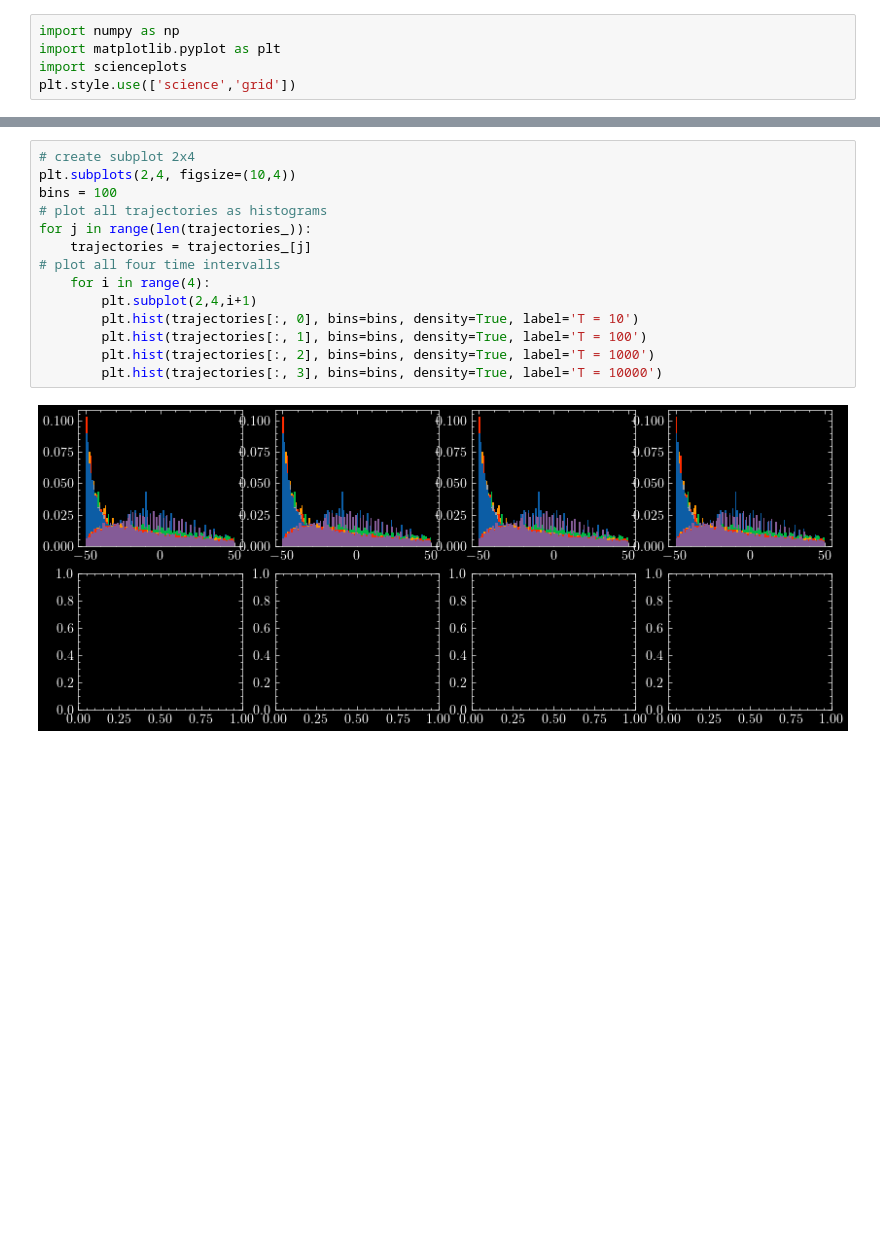
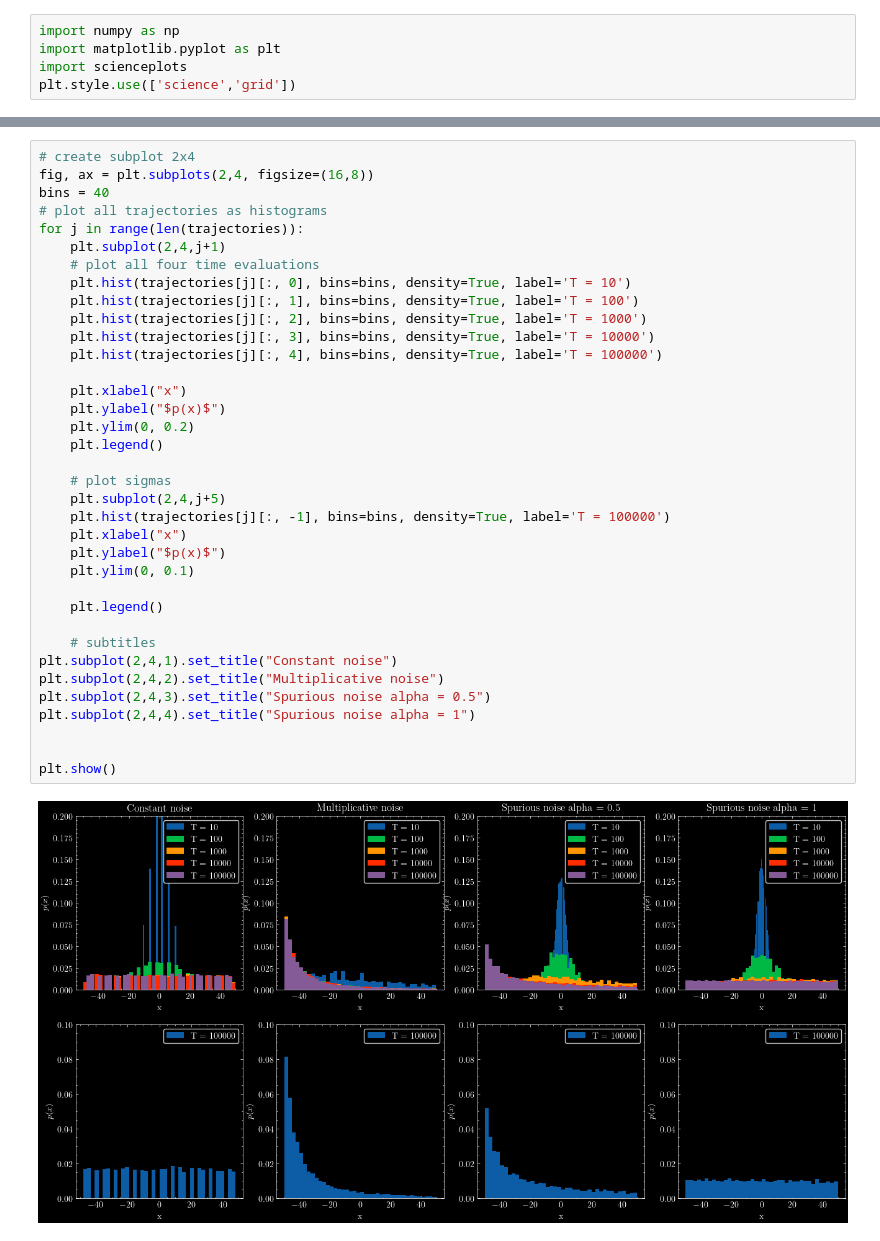
Before and after one commit to FelixWaldschock/Chalmers_FFR120_Simulation_Of_Complex_System, a Jupyter notebook: HW_02/Exercise_7_CombinedPlot_72-73-74.ipynb, the cells around one changed output, grey strips where cells are left out. Cells and saved outputs as stored; diff of their text form; blank space fills up the shorter version.

```diff
--- a/HW_02/Exercise_7_CombinedPlot_72-73-74.ipynb
+++ b/HW_02/Exercise_7_CombinedPlot_72-73-74.ipynb
@@ -29,16 +41,38 @@ sigmas_74_05 = np.loadtxt(folder+"sigmas_74_0-5.npy")
 # %%
 # create subplot 2x4
-plt.subplots(2,4, figsize=(10,4))
-bins = 100
+fig, ax = plt.subplots(2,4, figsize=(16,8))
+bins = 40
 # plot all trajectories as histograms
-for j in range(len(trajectories_)):
-    trajectories = trajectories_[j]
-# plot all four time intervalls
-    for i in range(4):
-        plt.subplot(2,4,i+1)
-        plt.hist(trajectories[:, 0], bins=bins, density=True, label='T = 10')
-        plt.hist(trajectories[:, 1], bins=bins, density=True, label='T = 100')
-        plt.hist(trajectories[:, 2], bins=bins, density=True, label='T = 1000')
-        plt.hist(trajectories[:, 3], bins=bins, density=True, label='T = 10000')
+for j in range(len(trajectories)):
+    plt.subplot(2,4,j+1)
+    # plot all four time evaluations
+    plt.hist(trajectories[j][:, 0], bins=bins, density=True, label='T = 10')
+    plt.hist(trajectories[j][:, 1], bins=bins, density=True, label='T = 100')
+    plt.hist(trajectories[j][:, 2], bins=bins, density=True, label='T = 1000')
+    plt.hist(trajectories[j][:, 3], bins=bins, density=True, label='T = 10000')
+    plt.hist(trajectories[j][:, 4], bins=bins, density=True, label='T = 100000')
+
+    plt.xlabel("x")
+    plt.ylabel("$p(x)$")
+    plt.ylim(0, 0.2)
+    plt.legend()
+
+    # plot sigmas
+    plt.subplot(2,4,j+5)
+    plt.hist(trajectories[j][:, -1], bins=bins, density=True, label='T = 100000')
+    plt.xlabel("x")
+    plt.ylabel("$p(x)$")
+    plt.ylim(0, 0.1)
+
+    plt.legend()
+
+    # subtitles
+plt.subplot(2,4,1).set_title("Constant noise")
+plt.subplot(2,4,2).set_title("Multiplicative noise")
+plt.subplot(2,4,3).set_title("Spurious noise alpha = 0.5")
+plt.subplot(2,4,4).set_title("Spurious noise alpha = 1")
+
+
+plt.show()
 # %% [output]
-[figure, old version]
+[figure, new version]
```
Also changed, not shown: parts of 1 cell of this notebook, 24 other files.
